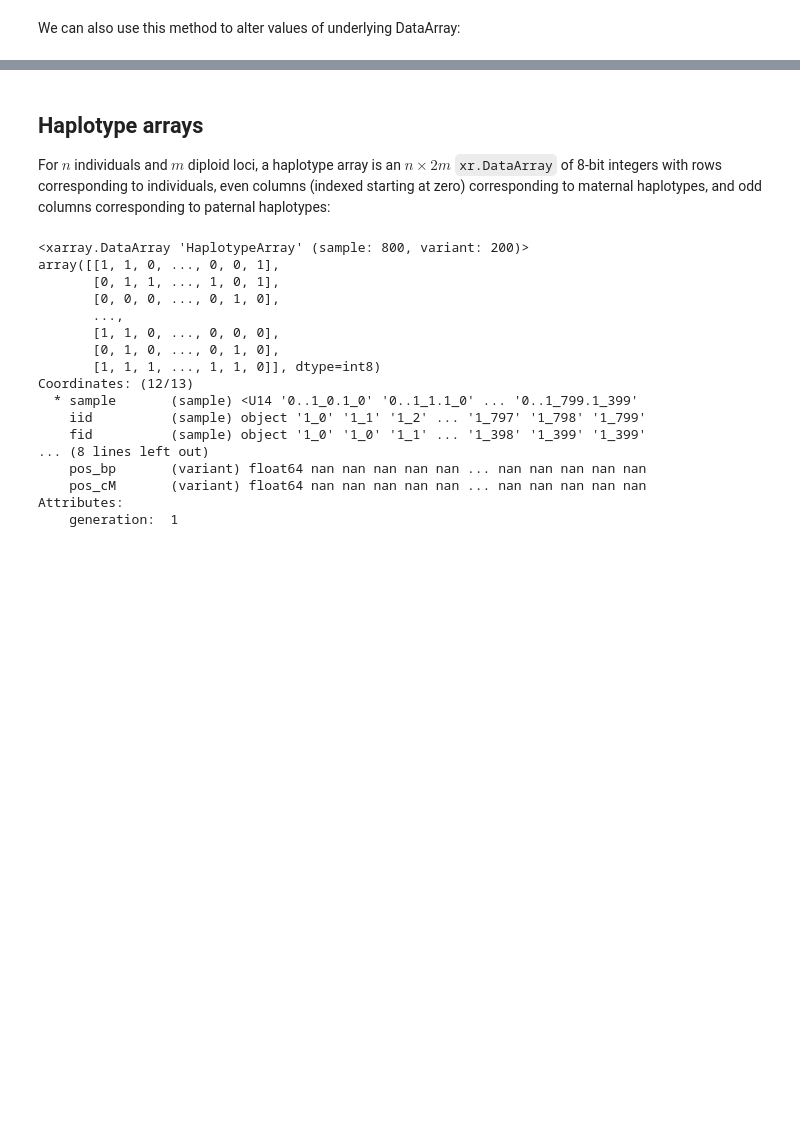
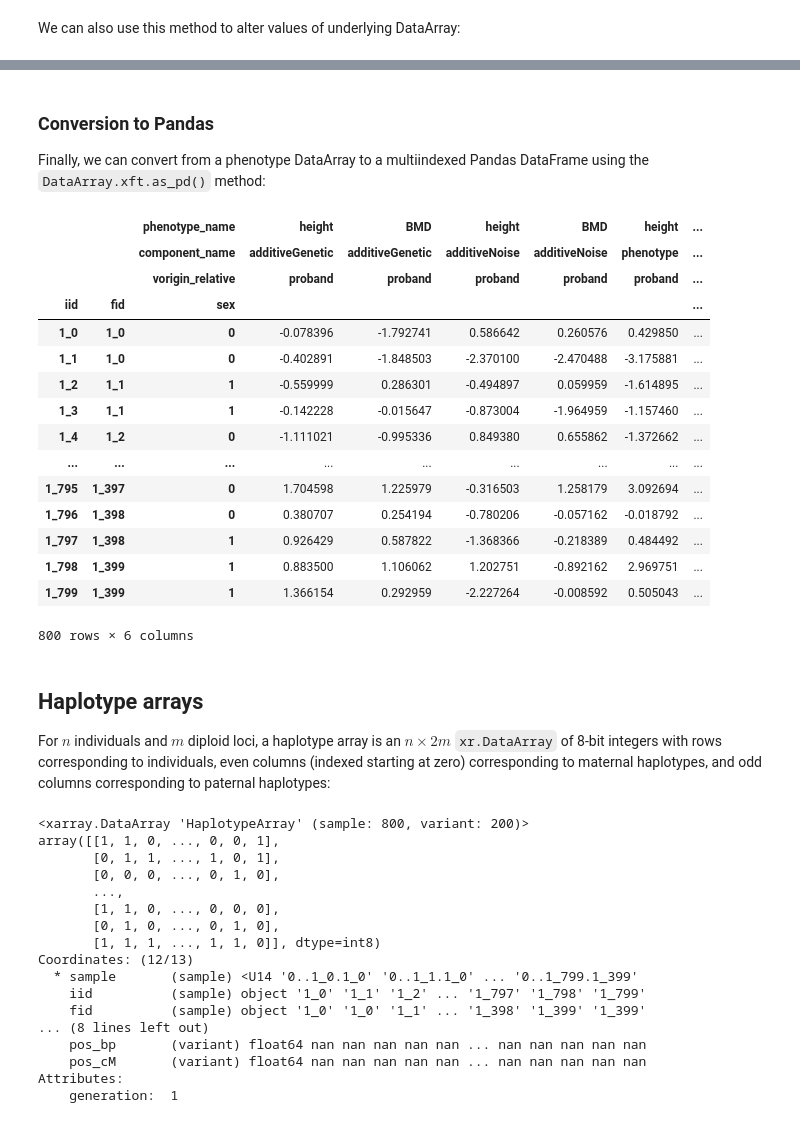
Before and after one commit to rborder/xftsim, a Jupyter notebook: docs/userguide/struct.ipynb, the cells around one changed output, grey strips where cells are left out. Drawn from its saved outputs; the diff is of its cells as text; code cells hidden in the pictures; blank space fills up the shorter version.

```diff
--- a/docs/userguide/struct.ipynb
+++ b/docs/userguide/struct.ipynb
@@ -204,6 +204,29 @@ Coordinates:
     vorigin_relative  (component) int64 -1 -1 -1 -1
 Attributes:
     generation:  1
+# %% [markdown]
+### Conversion to Pandas
+
+Finally, we can convert from a phenotype DataArray to a multiindexed Pandas DataFrame using the `DataArray.xft.as_pd()` method:
+# %%
+pheno.xft.as_pd()
+# %% [output]
+|  |  | phenotype_name | height | BMD | height | BMD | height | ... |
+|  |  | component_name | additiveGenetic | additiveGenetic | additiveNoise | additiveNoise | phenotype | ... |
+|  |  | vorigin_relative | proband | proband | proband | proband | proband | ... |
+| iid | fid | sex |  |  |  |  |  | ... |
+| 1_0 | 1_0 | 0 | -0.078396 | -1.792741 | 0.586642 | 0.260576 | 0.429850 | ... |
+| 1_1 | 1_0 | 0 | -0.402891 | -1.848503 | -2.370100 | -2.470488 | -3.175881 | ... |
+| 1_2 | 1_1 | 1 | -0.559999 | 0.286301 | -0.494897 | 0.059959 | -1.614895 | ... |
+| 1_3 | 1_1 | 1 | -0.142228 | -0.015647 | -0.873004 | -1.964959 | -1.157460 | ... |
+| 1_4 | 1_2 | 0 | -1.111021 | -0.995336 | 0.849380 | 0.655862 | -1.372662 | ... |
+| ... | ... | ... | ... | ... | ... | ... | ... | ... |
+| 1_795 | 1_397 | 0 | 1.704598 | 1.225979 | -0.316503 | 1.258179 | 3.092694 | ... |
+| 1_796 | 1_398 | 0 | 0.380707 | 0.254194 | -0.780206 | -0.057162 | -0.018792 | ... |
+| 1_797 | 1_398 | 1 | 0.926429 | 0.587822 | -1.368366 | -0.218389 | 0.484492 | ... |
+| 1_798 | 1_399 | 1 | 0.883500 | 1.106062 | 1.202751 | -0.892162 | 2.969751 | ... |
+| 1_799 | 1_399 | 1 | 1.366154 | 0.292959 | -2.227264 | -0.008592 | 0.505043 | ... |
+800 rows × 6 columns
 # %% [markdown]
 ## Haplotype arrays
 
```
Also changed, not shown: parts of 6 cells of this notebook, 1 other file.
